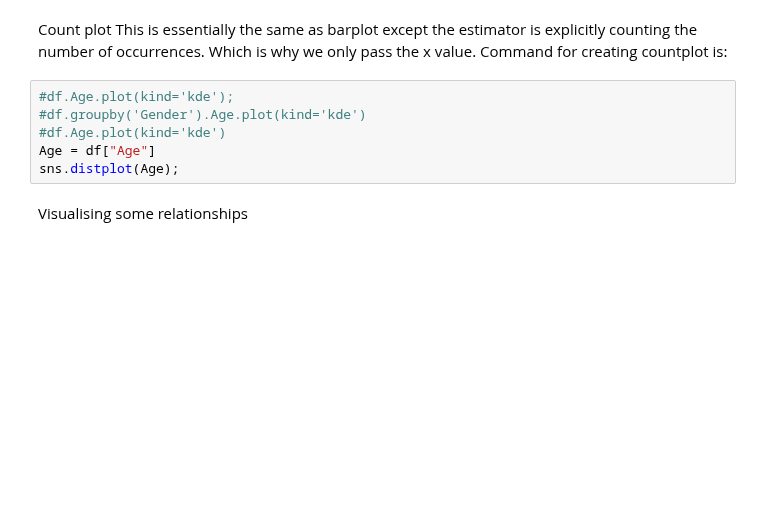
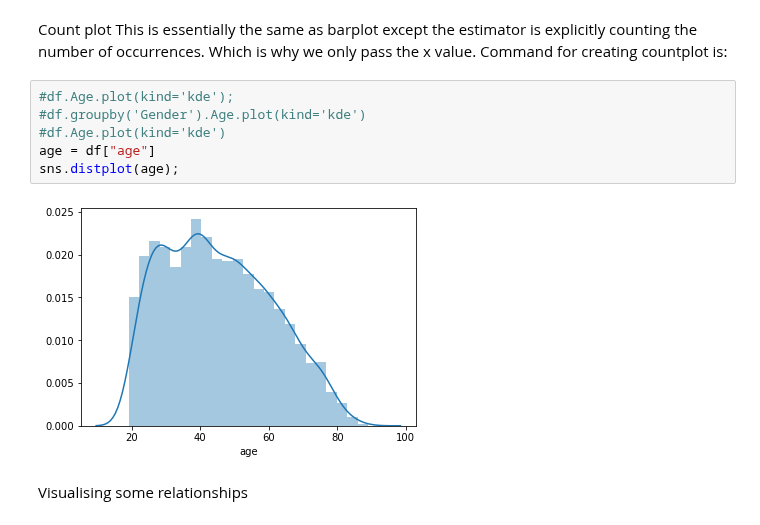
Before and after one commit to brendantipp/sem2_prog_data_analysis_project, a Jupyter notebook: product_analysis.ipynb, the cells around one changed output. Saved outputs shown, nothing was run; the diff lists cells and outputs as text; blank space fills up the shorter version.

```diff
--- a/product_analysis.ipynb
+++ b/product_analysis.ipynb
@@ -189,9 +226,11 @@ This is essentially the same as barplot except the estimator is explicitly count
 # %%
 #df.Age.plot(kind='kde');
 #df.groupby('Gender').Age.plot(kind='kde')
 #df.Age.plot(kind='kde')
-Age = df["Age"]
-sns.distplot(Age);
+age = df["age"]
+sns.distplot(age);
+# %% [output]
+[figure, added]
 # %% [markdown]
 Visualising some relationships
 # %% [markdown]
```
Also changed, not shown: parts of 18 cells of this notebook.
